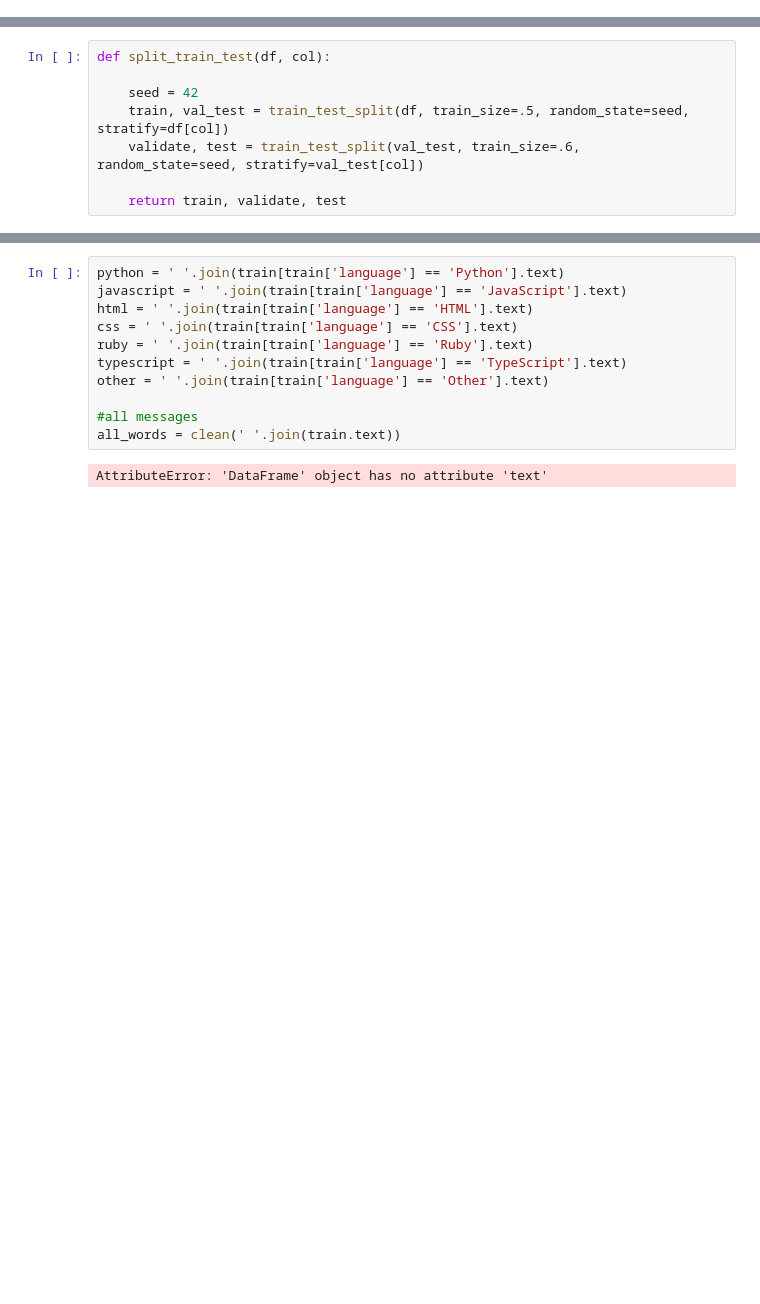
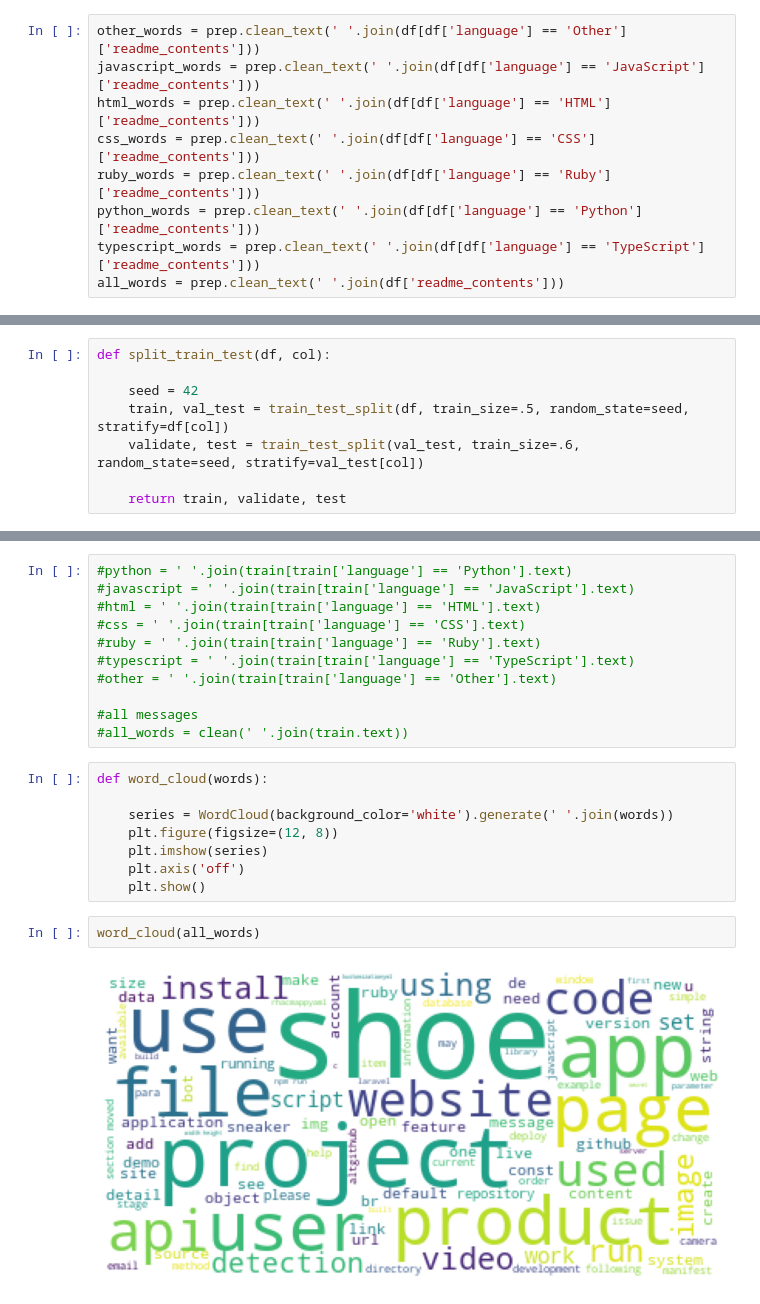
Before and after one commit to nlp-group-project/github-readme-languages, a Jupyter notebook: shawn_workbook.ipynb, the cells around one changed output, grey strips where cells are left out. Cells and saved outputs as stored; diff of their text form; blank space fills up the shorter version.

```diff
--- a/shawn_workbook.ipynb
+++ b/shawn_workbook.ipynb
@@ -151,3 +93,12 @@ df
 98 rows × 3 columns
 # %%
 df = df.dropna()
+# %%
+other_words = prep.clean_text(' '.join(df[df['language'] == 'Other']['readme_contents']))
+javascript_words = prep.clean_text(' '.join(df[df['language'] == 'JavaScript']['readme_contents']))
+html_words = prep.clean_text(' '.join(df[df['language'] == 'HTML']['readme_contents']))
+css_words = prep.clean_text(' '.join(df[df['language'] == 'CSS']['readme_contents']))
+ruby_words = prep.clean_text(' '.join(df[df['language'] == 'Ruby']['readme_contents']))
+python_words = prep.clean_text(' '.join(df[df['language'] == 'Python']['readme_contents']))
+typescript_words = prep.clean_text(' '.join(df[df['language'] == 'TypeScript']['readme_contents']))
+all_words = prep.clean_text(' '.join(df['readme_contents']))
@@ -259,15 +287,25 @@ Python         4
 TypeScript     3
 Name: language, dtype: int64
 # %%
-python = ' '.join(train[train['language'] == 'Python'].text)
-javascript = ' '.join(train[train['language'] == 'JavaScript'].text)
-html = ' '.join(train[train['language'] == 'HTML'].text)
-css = ' '.join(train[train['language'] == 'CSS'].text)
-ruby = ' '.join(train[train['language'] == 'Ruby'].text)
-typescript = ' '.join(train[train['language'] == 'TypeScript'].text)
-other = ' '.join(train[train['language'] == 'Other'].text)
+#python = ' '.join(train[train['language'] == 'Python'].text)
+#javascript = ' '.join(train[train['language'] == 'JavaScript'].text)
+#html = ' '.join(train[train['language'] == 'HTML'].text)
+#css = ' '.join(train[train['language'] == 'CSS'].text)
+#ruby = ' '.join(train[train['language'] == 'Ruby'].text)
+#typescript = ' '.join(train[train['language'] == 'TypeScript'].text)
+#other = ' '.join(train[train['language'] == 'Other'].text)
 
 #all messages
-all_words = clean(' '.join(train.text))
+#all_words = clean(' '.join(train.text))
-# %% [output]
-AttributeError: 'DataFrame' object has no attribute 'text'
+# %%
+def word_cloud(words):
+
+    series = WordCloud(background_color='white').generate(' '.join(words))
+    plt.figure(figsize=(12, 8))
+    plt.imshow(series)
+    plt.axis('off')
+    plt.show()
+# %%
+word_cloud(all_words)
+# %% [output]
+[figure, added]
```
Also changed, not shown: parts of 25 cells of this notebook, 1 other file.
